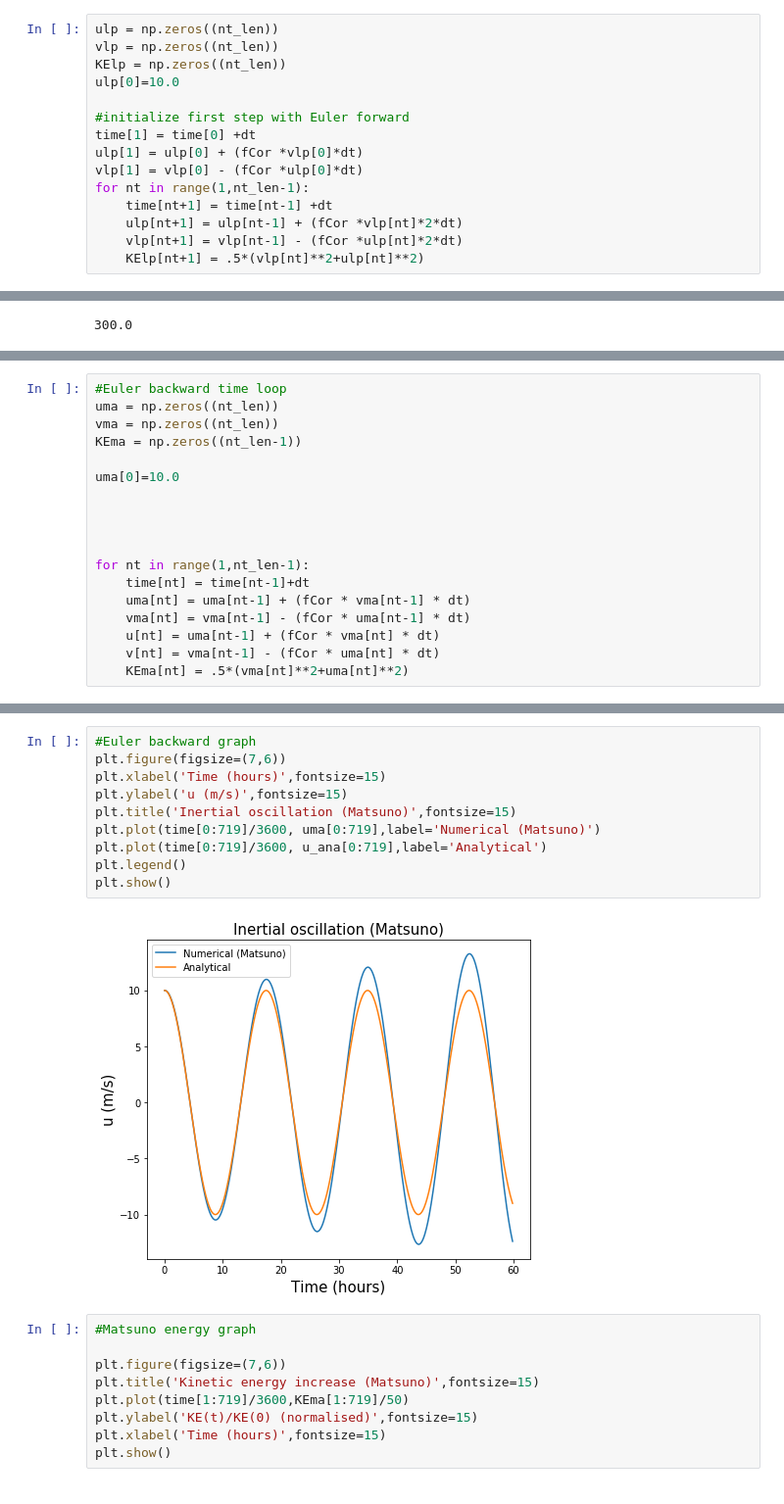
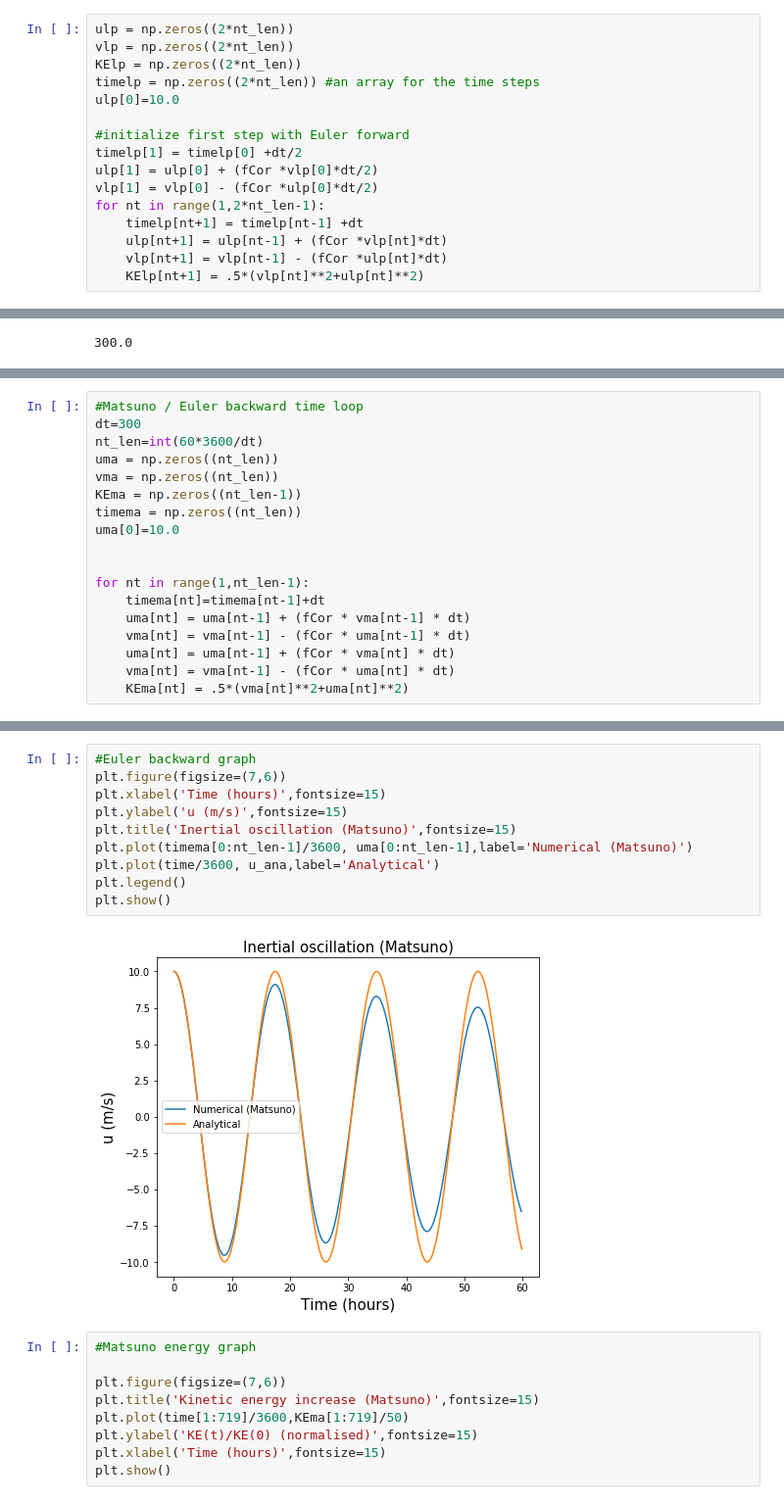
Before and after one commit to toonmaassen/SOAC, a Jupyter notebook: Exercise 1 .ipynb, the cells around one changed output, grey strips where cells are left out. Shown: that part at 98% size. Saved outputs shown, nothing was run; the diff lists cells and outputs as text.

```diff
--- a/Exercise 1 .ipynb
+++ b/Exercise 1 .ipynb
@@ -48,19 +51,20 @@ plt.show()
 # %% [output]
 [figure]
 # %%
-ulp = np.zeros((nt_len))
-vlp = np.zeros((nt_len))
-KElp = np.zeros((nt_len))
+ulp = np.zeros((2*nt_len))
+vlp = np.zeros((2*nt_len))
+KElp = np.zeros((2*nt_len))
+timelp = np.zeros((2*nt_len)) #an array for the time steps
 ulp[0]=10.0
 
 #initialize first step with Euler forward
-time[1] = time[0] +dt
-ulp[1] = ulp[0] + (fCor *vlp[0]*dt)
-vlp[1] = vlp[0] - (fCor *ulp[0]*dt)
-for nt in range(1,nt_len-1):
-    time[nt+1] = time[nt-1] +dt
-    ulp[nt+1] = ulp[nt-1] + (fCor *vlp[nt]*2*dt)
-    vlp[nt+1] = vlp[nt-1] - (fCor *ulp[nt]*2*dt)
+timelp[1] = timelp[0] +dt/2
+ulp[1] = ulp[0] + (fCor *vlp[0]*dt/2)
+vlp[1] = vlp[0] - (fCor *ulp[0]*dt/2)
+for nt in range(1,2*nt_len-1):
+    timelp[nt+1] = timelp[nt-1] +dt
+    ulp[nt+1] = ulp[nt-1] + (fCor *vlp[nt]*dt)
+    vlp[nt+1] = vlp[nt-1] - (fCor *ulp[nt]*dt)
     KElp[nt+1] = .5*(vlp[nt]**2+ulp[nt]**2)
 # %%
 #Leapfrog graph
@@ -163,18 +175,18 @@ plt.show()
 # %%
-#Euler backward time loop
+#Matsuno / Euler backward time loop
+dt=300
+nt_len=int(60*3600/dt)
 uma = np.zeros((nt_len))
 vma = np.zeros((nt_len))
 KEma = np.zeros((nt_len-1))
-
+timema = np.zeros((nt_len))
 uma[0]=10.0
 
 
-
-
 for nt in range(1,nt_len-1):
-    time[nt] = time[nt-1]+dt
+    timema[nt]=timema[nt-1]+dt
     uma[nt] = uma[nt-1] + (fCor * vma[nt-1] * dt)
     vma[nt] = vma[nt-1] - (fCor * uma[nt-1] * dt)
-    u[nt] = uma[nt-1] + (fCor * vma[nt] * dt)
-    v[nt] = vma[nt-1] - (fCor * uma[nt] * dt)
+    uma[nt] = uma[nt-1] + (fCor * vma[nt] * dt)
+    vma[nt] = vma[nt-1] - (fCor * uma[nt] * dt)
     KEma[nt] = .5*(vma[nt]**2+uma[nt]**2)
@@ -184,15 +193,15 @@ SyntaxError: invalid syntax (<ipython-input-85-9992b5c761c6>, line 17)
 # %%
 #Euler backward graph
 plt.figure(figsize=(7,6))
 plt.xlabel('Time (hours)',fontsize=15)
 plt.ylabel('u (m/s)',fontsize=15)
 plt.title('Inertial oscillation (Matsuno)',fontsize=15)
-plt.plot(time[0:719]/3600, uma[0:719],label='Numerical (Matsuno)')
-plt.plot(time[0:719]/3600, u_ana[0:719],label='Analytical')
+plt.plot(timema[0:nt_len-1]/3600, uma[0:nt_len-1],label='Numerical (Matsuno)')
+plt.plot(time/3600, u_ana,label='Analytical')
 plt.legend()
 plt.show()
 # %% [output]
-[figure, old version]
+[figure, new version]
 # %%
 #Matsuno energy graph
 
```
Also changed, not shown: parts of 20 cells of this notebook.
